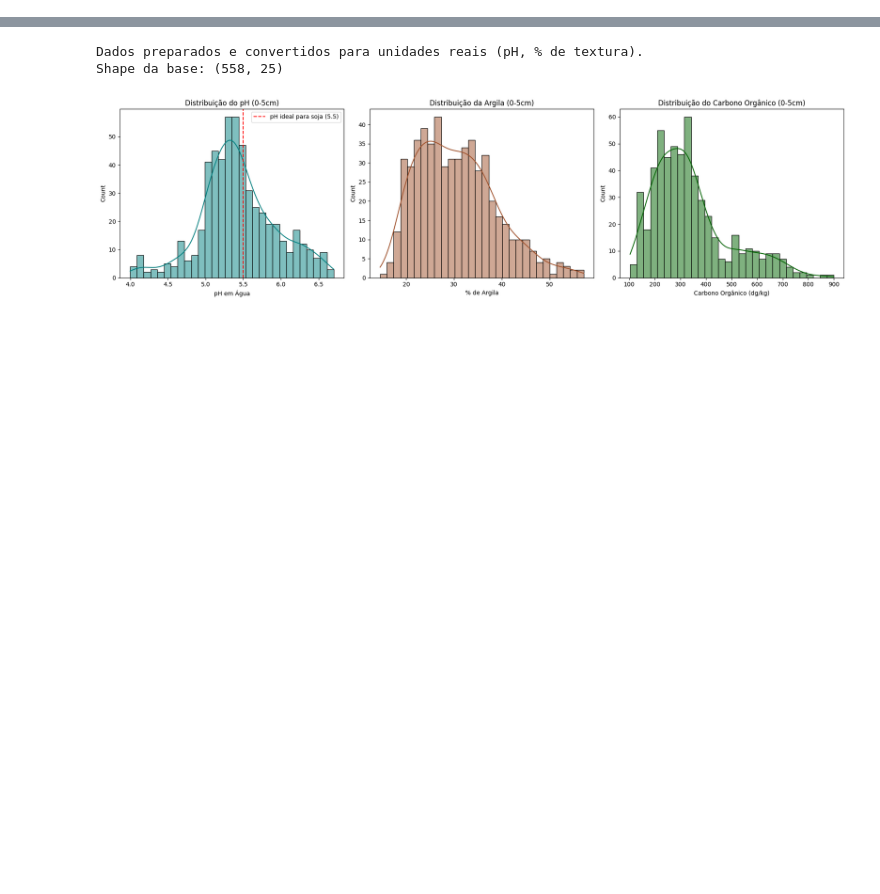
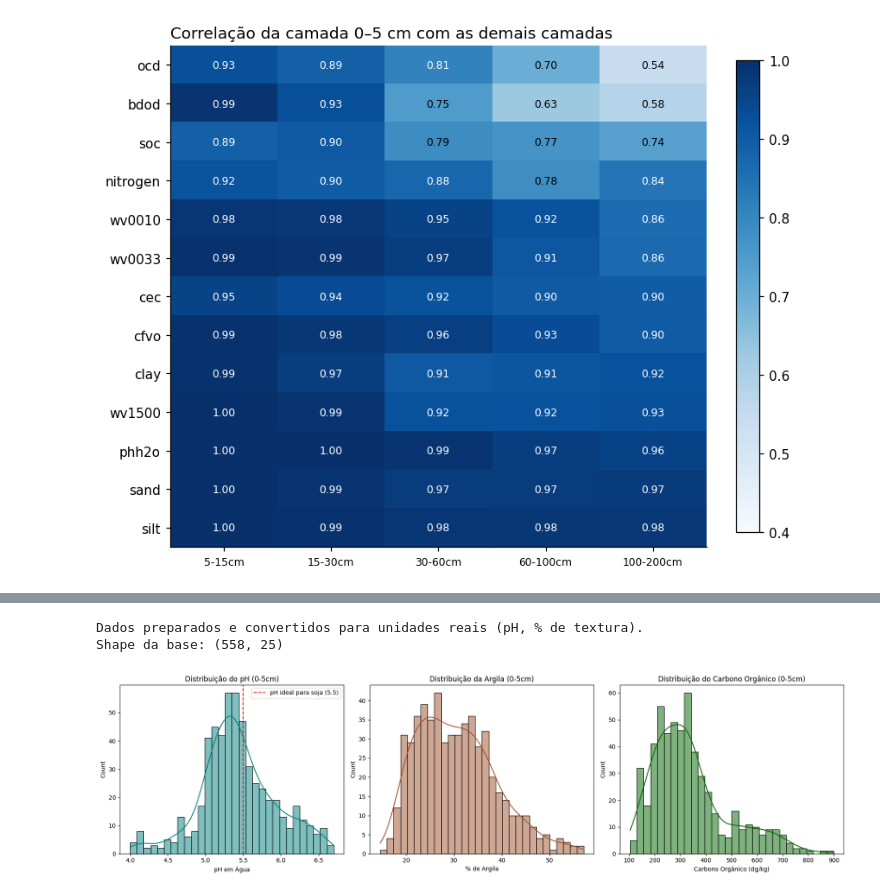
Before and after one commit to vitorok03/projeto-pcd2, a Jupyter notebook: notebooks/eda/eda_solo.ipynb, the cells around one changed output, grey strips where cells are left out. Cells and saved outputs as stored; diff of their text form; code cells hidden in the pictures; blank space fills up the shorter version.

```diff
--- a/notebooks/eda/eda_solo.ipynb
+++ b/notebooks/eda/eda_solo.ipynb
@@ -0,0 +108,18 @@
+# %%
+resumo = []
+corr_camadas = {}
+iu = np.triu_indices(len(CAMADAS), 1)
+for p in PROPS:
+    d = X[[col(p, l) for l in CAMADAS]]
+    d.columns = CAMADAS
+    cp, cs = d.corr(), d.corr("spearman")
+    corr_camadas[p] = cp
+    resumo.append(dict(
+        var=p,
+        pearson_min=cp.values[iu].min(),
+        spearman_min=cs.values[iu].min(),
+        vizinhas_media=np.mean([cp.values[i, i + 1] for i in range(5)]),
+        topo_vs_fundo=cp.loc["0-5cm", "100-200cm"],
+    ))
+resumo = pd.DataFrame(resumo).set_index("var").sort_values("pearson_min")
+resumo.round(3)
@@ -0,0 +142,19 @@
+# %%
+# Correlação da camada 0–5 cm com as demais
+R = pd.DataFrame({p: [X[col(p, "0-5cm")].corr(X[col(p, l)]) for l in CAMADAS[1:]] for p in PROPS}, index=CAMADAS[1:]).T
+R = R.loc[R["100-200cm"].sort_values().index]
+
+fig, ax = plt.subplots(figsize=(7.5, 6))
+im = ax.imshow(R, cmap="Blues", vmin=0.4, vmax=1, aspect="auto")
+ax.set_xticks(range(5), R.columns, fontsize=8)
+ax.set_yticks(range(len(R)), R.index)
+for i in range(R.shape[0]):
+    for j in range(R.shape[1]):
+        v = R.values[i, j]
+        ax.text(j, i, f"{v:.2f}", ha="center", va="center", fontsize=8, color="white" if v > .8 else "black")
+ax.set_title("Correlação da camada 0–5 cm com as demais camadas", loc="left")
+fig.colorbar(im, ax=ax, fraction=.04)
+fig.tight_layout()
+plt.show()
+# %% [output]
+[figure, added]
```
Also changed, not shown: parts of 15 cells of this notebook, 3 other files.
